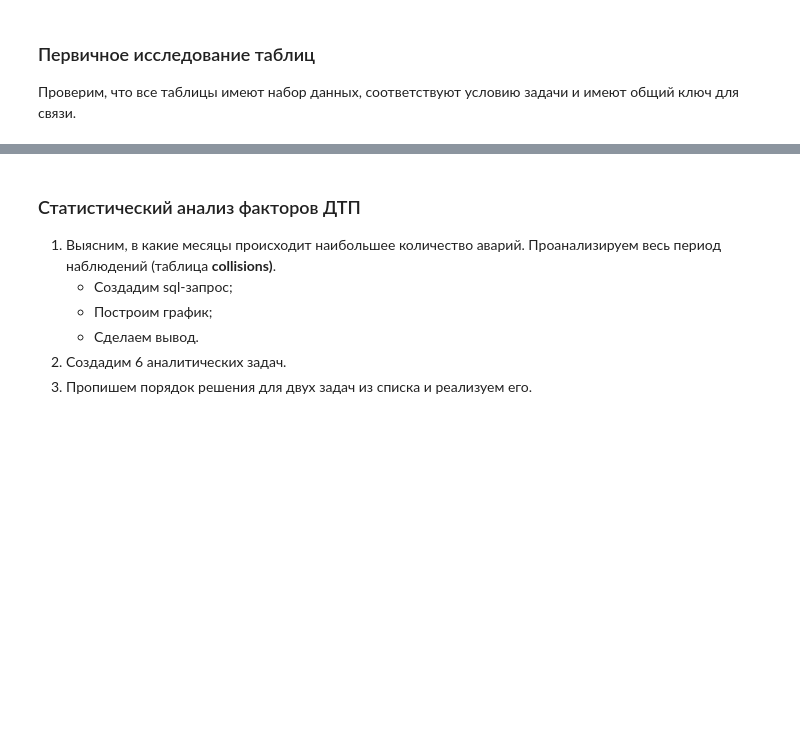
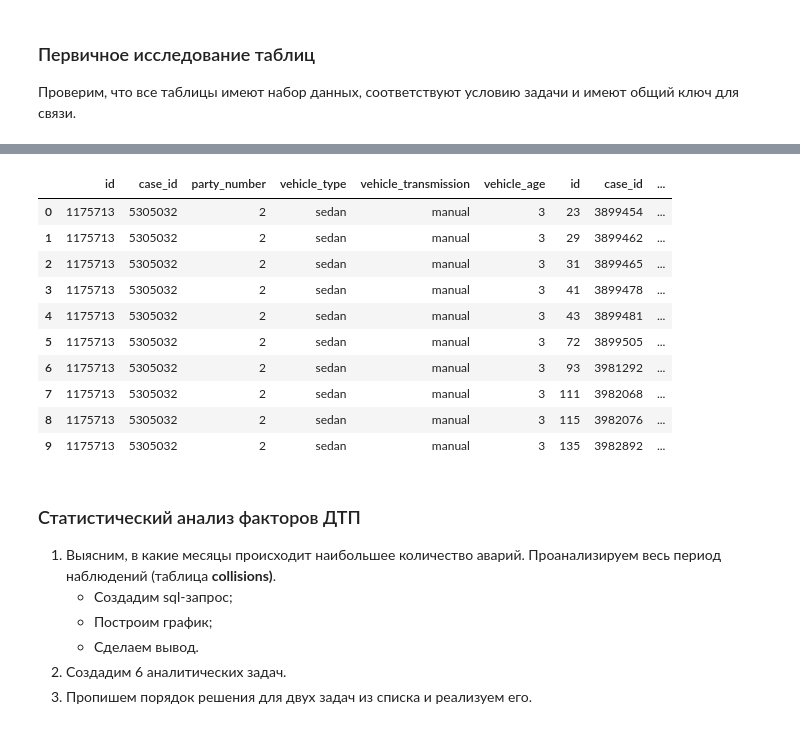
Before and after one commit to Moncervers/car_accident_prediction, a Jupyter notebook: project_notebook.ipynb, the cells around one changed output, grey strips where cells are left out. Saved outputs shown, nothing was run; the diff lists cells and outputs as text; code cells hidden in the pictures; blank space fills up the shorter version.

```diff
--- a/project_notebook.ipynb
+++ b/project_notebook.ipynb
@@ -133,3 +151,22 @@ engine = create_engine(connection_string)
+# %%
+# Проверяем, можно ли объединить таблицы по party_number
+with open('queries/second_check.sql', 'r') as file:
+    query = file.read()
+
+# Выводим первые 10 строк объединенного DataFrame
+pd.read_sql_query(query, engine)
+# %% [output]
+|  | id | case_id | party_number | vehicle_type | vehicle_transmission | vehicle_age | id | case_id | ... |
+| 0 | 1175713 | 5305032 | 2 | sedan | manual | 3 | 23 | 3899454 | ... |
+| 1 | 1175713 | 5305032 | 2 | sedan | manual | 3 | 29 | 3899462 | ... |
+| 2 | 1175713 | 5305032 | 2 | sedan | manual | 3 | 31 | 3899465 | ... |
+| 3 | 1175713 | 5305032 | 2 | sedan | manual | 3 | 41 | 3899478 | ... |
+| 4 | 1175713 | 5305032 | 2 | sedan | manual | 3 | 43 | 3899481 | ... |
+| 5 | 1175713 | 5305032 | 2 | sedan | manual | 3 | 72 | 3899505 | ... |
+| 6 | 1175713 | 5305032 | 2 | sedan | manual | 3 | 93 | 3981292 | ... |
+| 7 | 1175713 | 5305032 | 2 | sedan | manual | 3 | 111 | 3982068 | ... |
+| 8 | 1175713 | 5305032 | 2 | sedan | manual | 3 | 115 | 3982076 | ... |
+| 9 | 1175713 | 5305032 | 2 | sedan | manual | 3 | 135 | 3982892 | ... |
 # %% [markdown]
 ### Статистический анализ факторов ДТП
 
```
Also changed, not shown: parts of 37 cells of this notebook, 1 other file.
